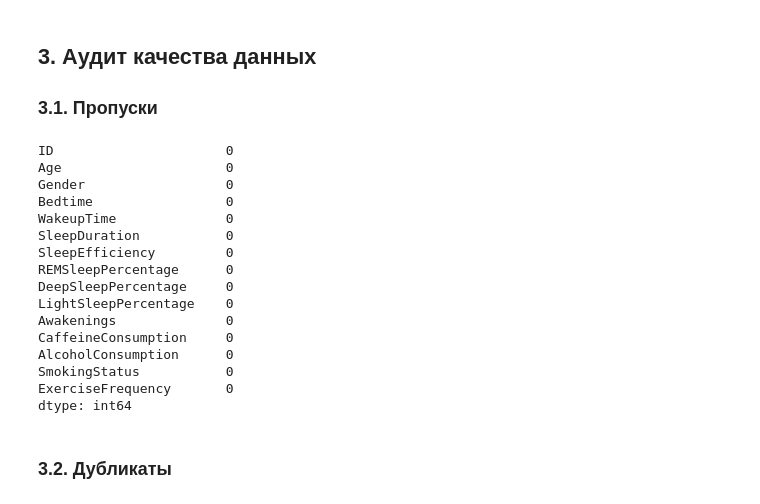
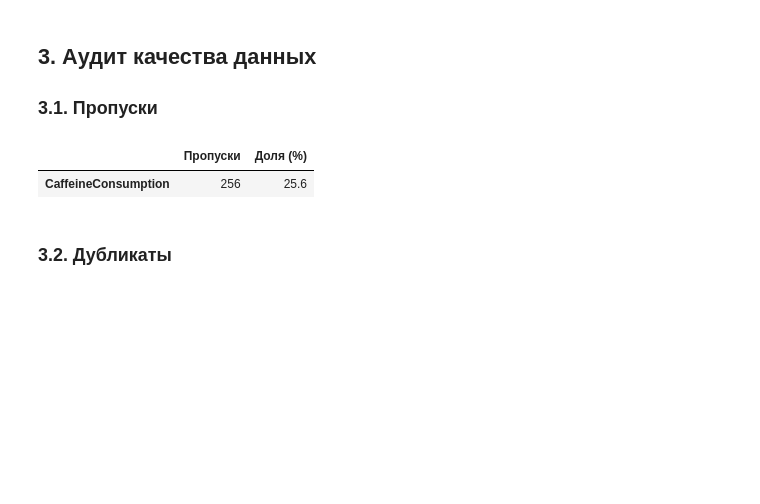
Before and after one commit to kiyoukasu1getsu/dataAnalysis, a Jupyter notebook: notebooks/01_data_understanding.ipynb, the cells around one changed output. Cells and saved outputs as stored; diff of their text form; code cells hidden in the pictures; blank space fills up the shorter version.

```diff
--- a/notebooks/01_data_understanding.ipynb
+++ b/notebooks/01_data_understanding.ipynb
@@ -78,32 +78,18 @@ memory usage: 117.3+ KB
 # %%
 # Пропуски по столбцам
 missing = pd.DataFrame({
     'Пропуски': df.isnull().sum(),
     'Доля (%)': (df.isnull().sum() / len(df) * 100).round(2)
 }).sort_values('Пропуски', ascending=False)
 
 missing[missing['Пропуски'] > 0]
 
-#обработаем пропуски и заменим их медианой
-df['CaffeineConsumption'] = df['CaffeineConsumption'].fillna(df['CaffeineConsumption'].median())
-print(df.isnull().sum())
+# Обработка пропусков и замена их медианой
+#df['CaffeineConsumption'] = df['CaffeineConsumption'].fillna(df['CaffeineConsumption'].median())
+#print(df.isnull().sum())
 # %% [output]
-ID                      0
-Age                     0
-Gender                  0
-Bedtime                 0
-WakeupTime              0
-SleepDuration           0
-SleepEfficiency         0
-REMSleepPercentage      0
-DeepSleepPercentage     0
-LightSleepPercentage    0
-Awakenings              0
-CaffeineConsumption     0
-AlcoholConsumption      0
-SmokingStatus           0
-ExerciseFrequency       0
-dtype: int64
+|  | Пропуски | Доля (%) |
+| CaffeineConsumption | 256 | 25.6 |
 # %% [markdown]
 ### 3.2. Дубликаты
 # %%
```
Also changed, not shown: parts of 3 cells of this notebook, 4 other files.
